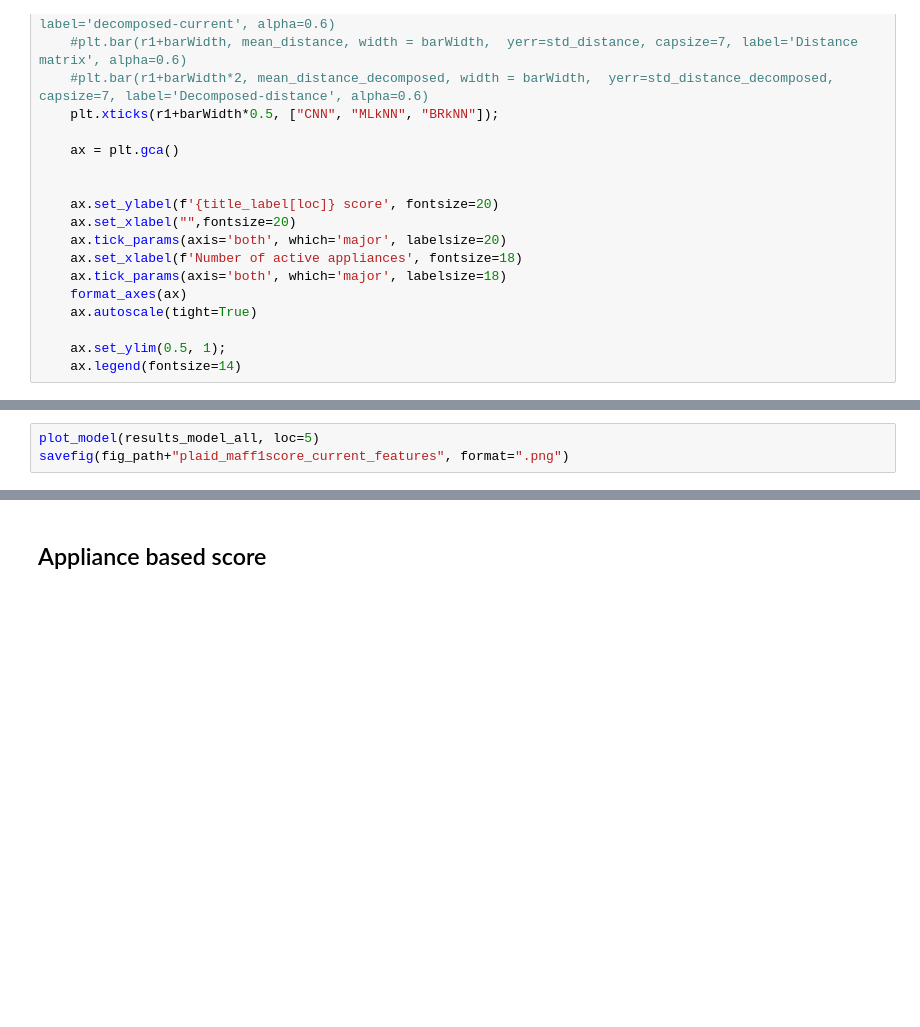
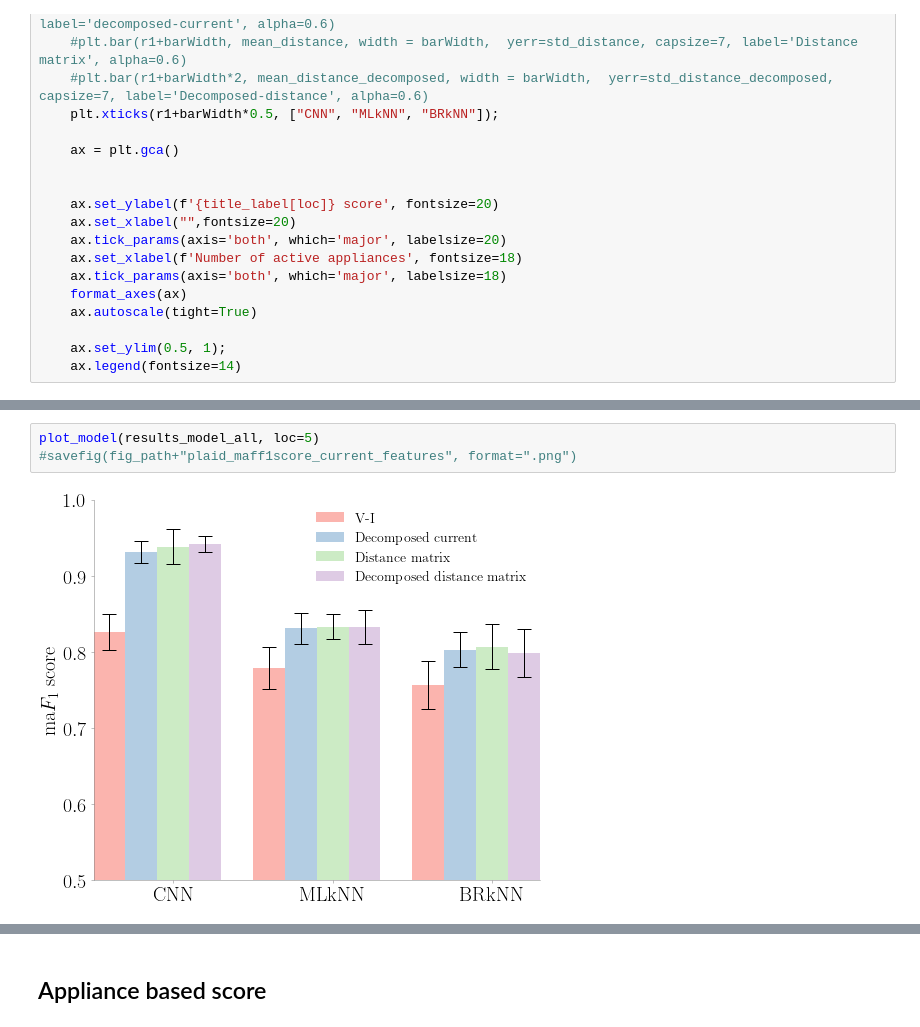
Before and after one commit to sambaiga/MLCFCD, a Jupyter notebook: notebook/ResultsAnalysis.ipynb, the cells around one changed output, grey strips where cells are left out. Saved outputs shown, nothing was run; the diff lists cells and outputs as text; blank space fills up the shorter version.

```diff
--- a/notebook/ResultsAnalysis.ipynb
+++ b/notebook/ResultsAnalysis.ipynb
@@ -205,5 +205,7 @@ plot_model_current(results_model_all, loc=5)
 # %%
 plot_model(results_model_all, loc=5)
-savefig(fig_path+"plaid_maff1score_current_features", format=".png")
+#savefig(fig_path+"plaid_maff1score_current_features", format=".png")
+# %% [output]
+[figure, added]
 # %%
 plot_model(results_model_all, loc=0)
```
Also changed, not shown: parts of 18 cells of this notebook, 13 other files.
